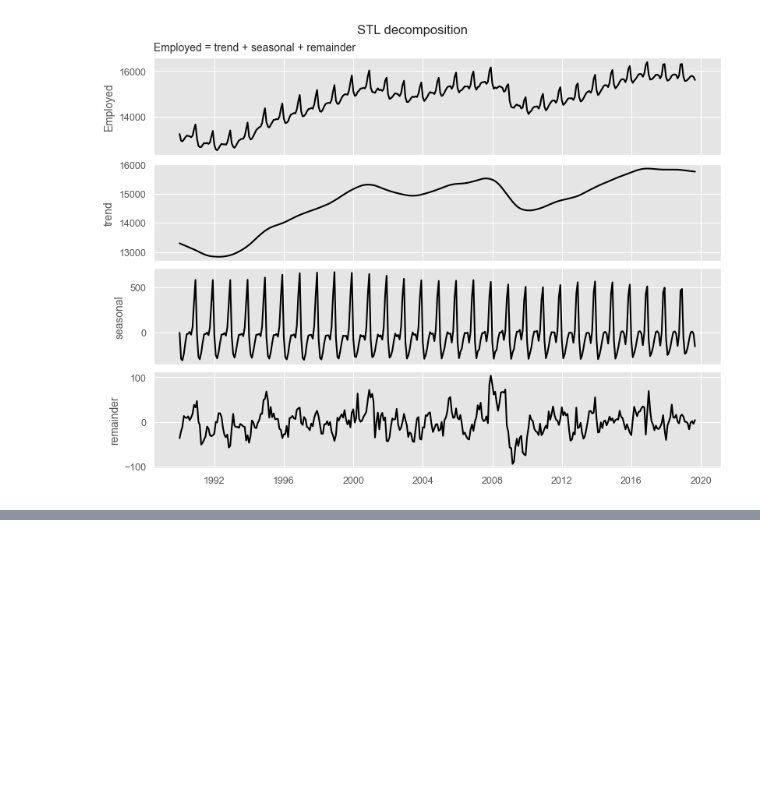
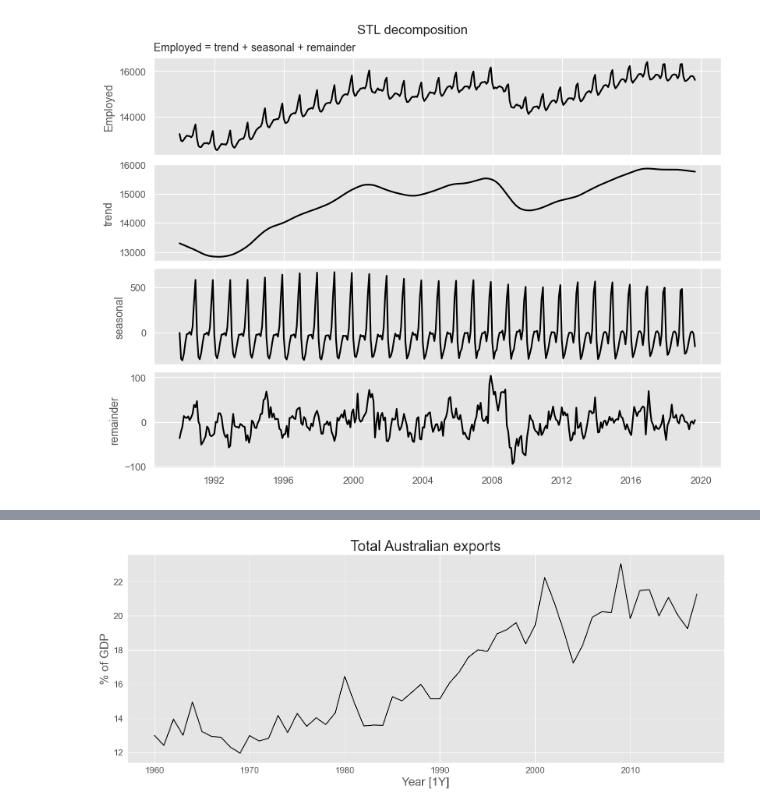
Before and after one commit to DavidGuzzi/TSA, a Jupyter notebook: Forecasting Principles and Practice 3rd/pythonic_way/3.ipynb, the cells around one changed output, grey strips where cells are left out. Drawn from its saved outputs; the diff is of its cells as text; code cells hidden in the pictures; blank space fills up the shorter version.

```diff
--- a/Forecasting Principles and Practice 3rd/pythonic_way/3.ipynb
+++ b/Forecasting Principles and Practice 3rd/pythonic_way/3.ipynb
@@ -118,0 +135,9 @@ plt.show()
+# %%
+global_economy = pd.read_csv("global_economy.csv")
+df = global_economy.loc[lambda x: x["unique_id"] == "Australia"]
+
+plot_series(df, target_col="Exports",
+    xlabel="Year [1Y]", ylabel="% of GDP",
+    title="Total Australian exports")
+# %% [output]
+[figure, added]
```
Also changed, not shown: parts of 3 cells of this notebook.
